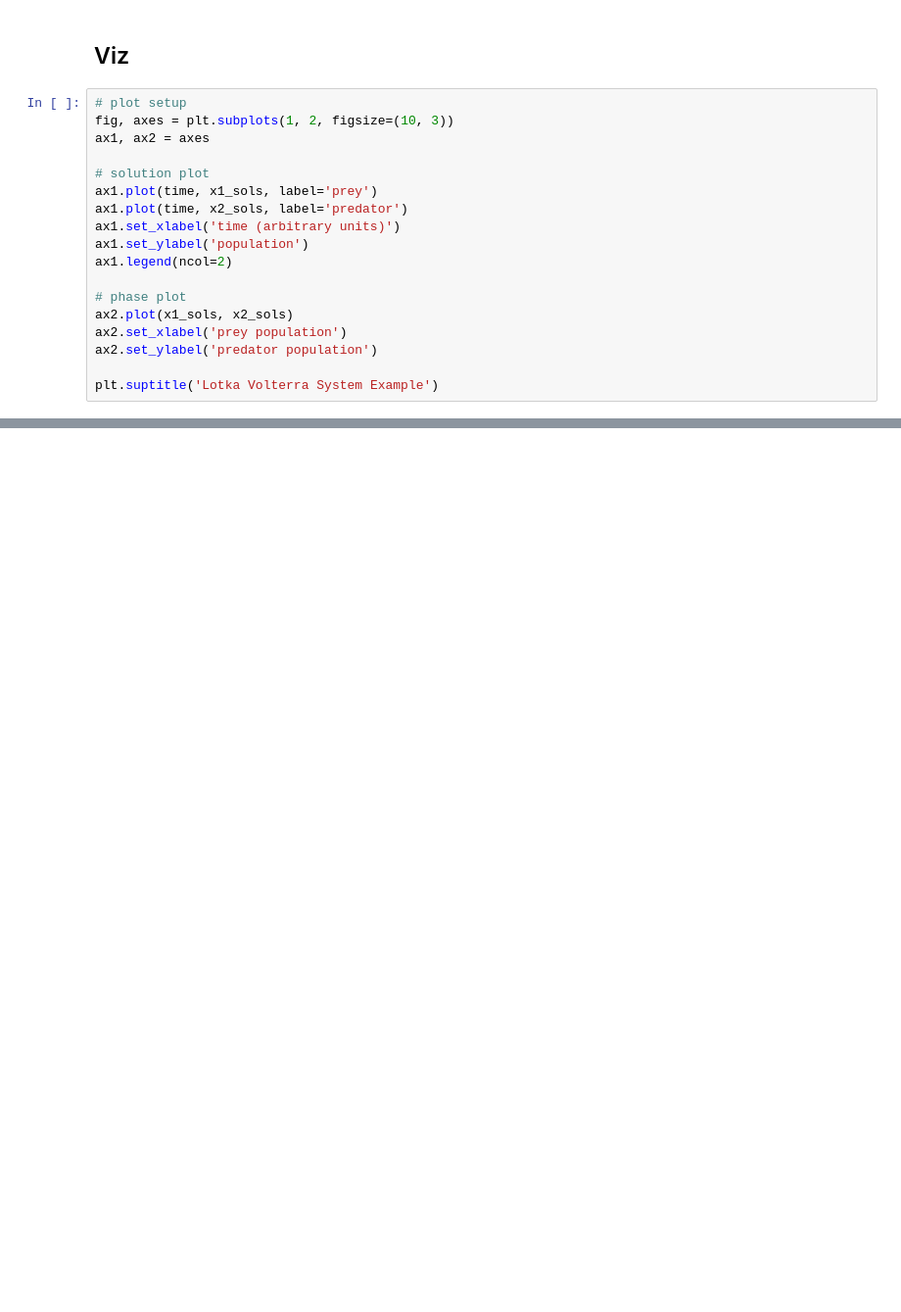
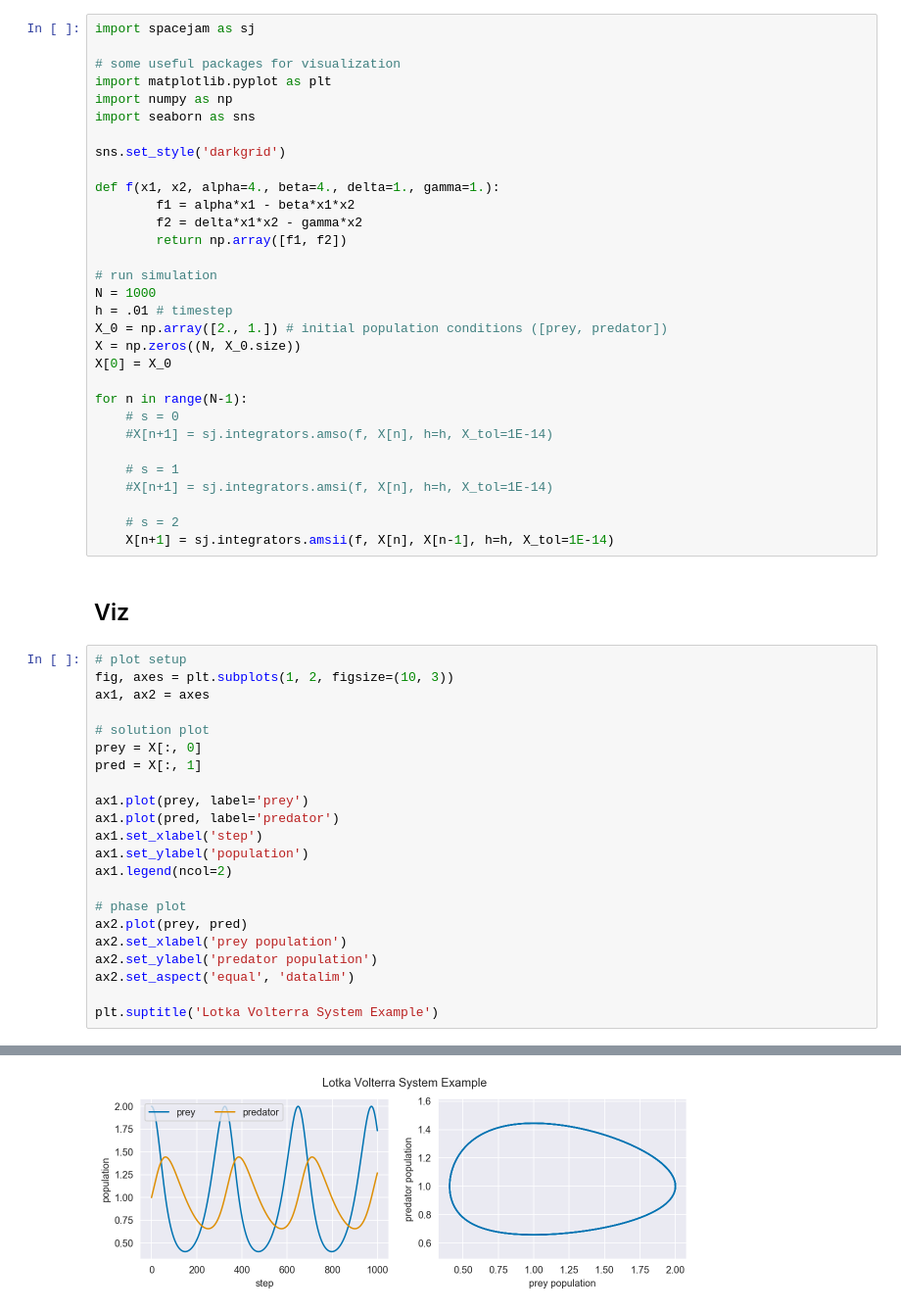
Before and after one commit to cs207-SpaceJam/cs207-FinalProject, a Jupyter notebook: demo.ipynb, the cells around one changed output, grey strips where cells are left out. Shown: that part at 98% size. Drawn from its saved outputs; the diff is of its cells as text; blank space fills up the shorter version.

```diff
--- a/demo.ipynb
+++ b/demo.ipynb
@@ -443,3 +391,34 @@ while t < T:
+# %%
+import spacejam as sj
+
+# some useful packages for visualization
+import matplotlib.pyplot as plt
+import numpy as np
+import seaborn as sns
+
+sns.set_style('darkgrid')
+
+def f(x1, x2, alpha=4., beta=4., delta=1., gamma=1.):
+        f1 = alpha*x1 - beta*x1*x2
+        f2 = delta*x1*x2 - gamma*x2
+        return np.array([f1, f2])
+
+# run simulation
+N = 1000
+h = .01 # timestep
+X_0 = np.array([2., 1.]) # initial population conditions ([prey, predator])
+X = np.zeros((N, X_0.size))
+X[0] = X_0
+
+for n in range(N-1):
+    # s = 0
+    #X[n+1] = sj.integrators.amso(f, X[n], h=h, X_tol=1E-14)
+
+    # s = 1
+    #X[n+1] = sj.integrators.amsi(f, X[n], h=h, X_tol=1E-14)
+
+    # s = 2
+    X[n+1] = sj.integrators.amsii(f, X[n], X[n-1], h=h, X_tol=1E-14)
 # %% [markdown]
 ## Viz
 # %%
@@ -448,15 +427,20 @@ fig, axes = plt.subplots(1, 2, figsize=(10, 3))
 ax1, ax2 = axes
 
 # solution plot
-ax1.plot(time, x1_sols, label='prey')
-ax1.plot(time, x2_sols, label='predator')
-ax1.set_xlabel('time (arbitrary units)')
+prey = X[:, 0]
+pred = X[:, 1]
+
+ax1.plot(prey, label='prey')
+ax1.plot(pred, label='predator')
+ax1.set_xlabel('step')
 ax1.set_ylabel('population')
 ax1.legend(ncol=2)
 
 # phase plot
-ax2.plot(x1_sols, x2_sols)
+ax2.plot(prey, pred)
 ax2.set_xlabel('prey population')
 ax2.set_ylabel('predator population')
+ax2.set_aspect('equal', 'datalim')
 
 plt.suptitle('Lotka Volterra System Example')
+# %% [output]
@@ -462,0 +448 @@ plt.suptitle('Lotka Volterra System Example')
+[figure, added]
```
Also changed, not shown: parts of 7 cells of this notebook, 17 other files.
